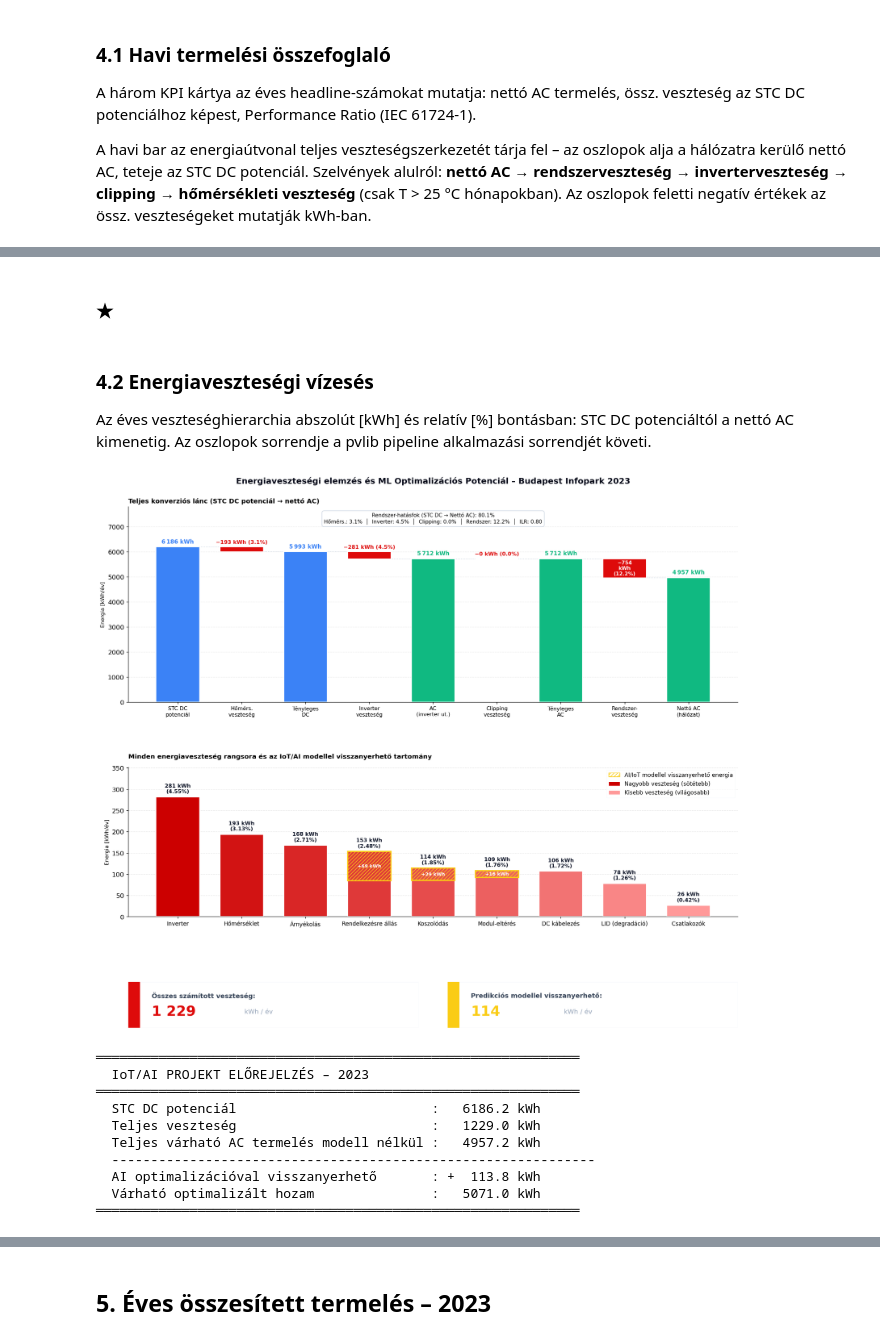
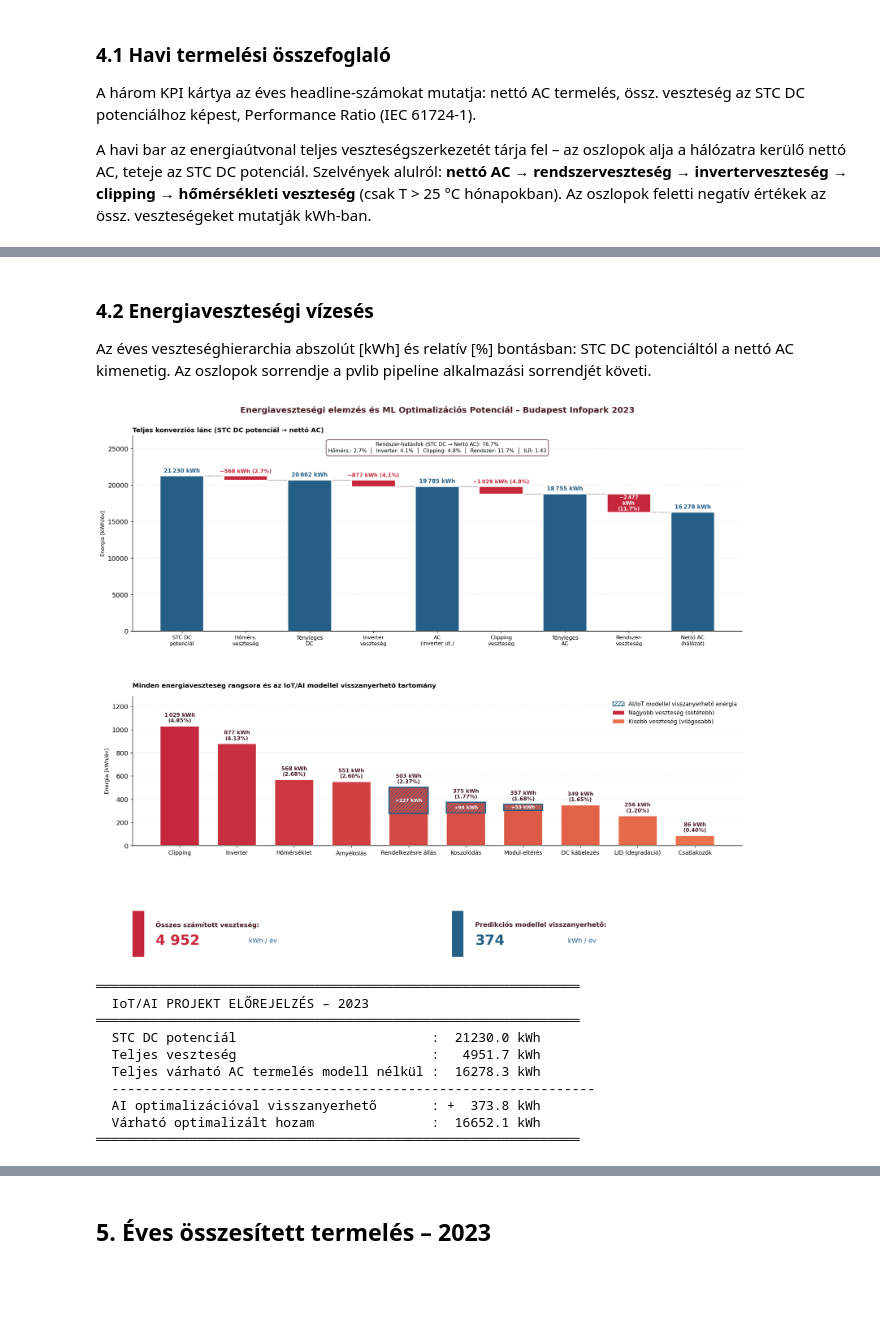
Before and after one commit to csabatatrai/solar-ml-pipeline, a Jupyter notebook: analysis.ipynb, the cells around one changed output, grey strips where cells are left out. Cells and saved outputs as stored; diff of their text form; code cells hidden in the pictures; blank space fills up the shorter version.

```diff
--- a/analysis.ipynb
+++ b/analysis.ipynb
@@ -363,5 +317,5 @@ A kötelező `pvlib` függvények a pipeline sorrendjében:
 # %%
 from pv_calculator import run_pv_simulation, get_pv_dataframe, PDC0_TOTAL, PDC0_INV
 
-df_pv = run_pv_simulation()   # számítás + pv_results tábla feltöltése
+df_pv = run_pv_simulation(force_reload=True)  # újraszámítás: 3 év + degradáció + p_ac_net DuckDB-be
 # %% [output]
@@ -428,14 +398,14 @@ poa_bins = [
     (650, 750, "700 ± 50 W/m²"),
     (850, 950, "900 ± 50 W/m²"),
 ]
-bin_colors    = plt.cm.plasma(np.linspace(0.15, 0.85, len(poa_bins)))
+bin_colors    = plt.cm.YlOrRd(np.linspace(0.2, 0.9, len(poa_bins)))
 gamma_pdc_pct = GAMMA_PDC * 100
 
 fig, (axL, axR) = plt.subplots(1, 2, figsize=(15, 6), layout="constrained")
 
 # ── Bal panel: teljes adatfelhő – POA-irradiancia szerint színezve ────────────────────
 sc = axL.scatter(daytime["temp_cell"], daytime["p_dc"] / 1000,
-                 c=daytime["poa_global"], cmap="plasma",
+                 c=daytime["poa_global"], cmap="YlOrRd",
                  alpha=0.40, s=5, rasterized=True, zorder=2)
 plt.colorbar(sc, ax=axL).set_label("POA irradiancia [W/m²]")
 axL.set_xlabel("Cellahőmérséklet [°C]")
@@ -861,5 +768,3 @@ ax.set_ylim(0, bottoms.max() * 1.30)
-# %% [markdown]
-### ★
 # %% [markdown]
 <a id="viz-vizeses"></a>
 
@@ -950,8 +855,8 @@ all_losses_sorted = sorted(all_losses, key=lambda x: x[1], reverse=True)
 
 # 4. Burgundy gradient: legsötétebb = legnagyobb veszteség
 n_losses = len(all_losses_sorted)
-_burg_dark  = np.array(mcolors.to_rgba("#CC0000"))
-_burg_light = np.array(mcolors.to_rgba("#FF9999"))
+_burg_dark  = np.array(mcolors.to_rgba("#c5283d"))
+_burg_light = np.array(mcolors.to_rgba("#e9724c"))
 burg_colors = [
     mcolors.to_hex((1 - t) * _burg_dark + t * _burg_light)
     for t in np.linspace(0, 1, n_losses)
@@ -1096,8 +1001,8 @@ ax2.spines["right"].set_visible(False)
 # Színmagyarázat (Legend)
 legend_elements = [
     Rectangle((0,0), 1, 1, facecolor="none", edgecolor=C_LOSS["recovery"], hatch="////", label="AI/IoT modellel visszanyerhető energia"),
-    Rectangle((0,0), 1, 1, facecolor="#CC0000", edgecolor="none", label="Nagyobb veszteség (sötétebb)"),
-    Rectangle((0,0), 1, 1, facecolor="#FF9999", edgecolor="none", label="Kisebb veszteség (világosabb)"),
+    Rectangle((0,0), 1, 1, facecolor="#c5283d", edgecolor="none", label="Nagyobb veszteség (sötétebb)"),
+    Rectangle((0,0), 1, 1, facecolor="#e9724c", edgecolor="none", label="Kisebb veszteség (világosabb)"),
 ]
 ax2.legend(handles=legend_elements, loc='upper right', frameon=True, facecolor="white", edgecolor=C_BASE["bg"], fontsize=9.5)
 
@@ -1113,41 +1018,41 @@ def create_kpi_card(ax, title, value, unit, color):
 
     # Színes sáv bal oldalon
     side_bar = Rectangle((0, 0), 0.04, 1, transform=ax.transAxes, facecolor=color, edgecolor="none")
     ax.add_patch(side_bar)
 
     # Szövegek
     ax.text(0.08, 0.7, title, ha="left", va="center", fontsize=11, fontweight="bold", color=C_BASE["neutral_dk"], transform=ax.transAxes)
     ax.text(0.08, 0.35, f"{value:,.0f}".replace(",", " "), ha="left", va="center", fontsize=24, fontweight="bold", color=color, transform=ax.transAxes)
     ax.text(0.4, 0.35, unit, ha="left", va="center", fontsize=11, color=C_BASE["text_lt"], transform=ax.transAxes)
 
 
 create_kpi_card(ax_kpi1, "Összes számított veszteség:", total_losses_kwh, "kWh / év", C_LOSS["loss"])
 create_kpi_card(ax_kpi2, "Predikciós modellel visszanyerhető:", total_ai_savings_kwh, "kWh / év", C_LOSS["recovery"])
 
 
 plt.show()
 
 # ── Szöveges összefoglaló ────────────────────────────────────────────────────
 _SEP = '\u2550' * 62
 print(f"\n{_SEP}")
 print(f"  IoT/AI PROJEKT ELŐREJELZÉS – {YEAR}")
 print(_SEP)
 print(f"  STC DC potenciál                         : {E_dc_stc:>8.1f} kWh")
 print(f"  Teljes veszteség                         : {total_losses_kwh:>8.1f} kWh")
 print(f"  Teljes várható AC termelés modell nélkül : {E_ac_net:>8.1f} kWh")
 print(f"  --------------------------------------------------------------")
 print(f"  AI optimalizációval visszanyerhető       : +{total_ai_savings_kwh:>7.1f} kWh")
 print(f"  Várható optimalizált hozam               : {E_ac_net + total_ai_savings_kwh:>8.1f} kWh")
 print(_SEP)
 # %% [output]
-[figure, old version]
+[figure, new version]
 ══════════════════════════════════════════════════════════════
   IoT/AI PROJEKT ELŐREJELZÉS – 2023
 ══════════════════════════════════════════════════════════════
-  STC DC potenciál                         :   6186.2 kWh
-  Teljes veszteség                         :   1229.0 kWh
-  Teljes várható AC termelés modell nélkül :   4957.2 kWh
+  STC DC potenciál                         :  21230.0 kWh
+  Teljes veszteség                         :   4951.7 kWh
+  Teljes várható AC termelés modell nélkül :  16278.3 kWh
   --------------------------------------------------------------
-  AI optimalizációval visszanyerhető       : +  113.8 kWh
-  Várható optimalizált hozam               :   5071.0 kWh
+  AI optimalizációval visszanyerhető       : +  373.8 kWh
+  Várható optimalizált hozam               :  16652.1 kWh
 ══════════════════════════════════════════════════════════════
```
Also changed, not shown: parts of 23 cells of this notebook, 8 other files.
